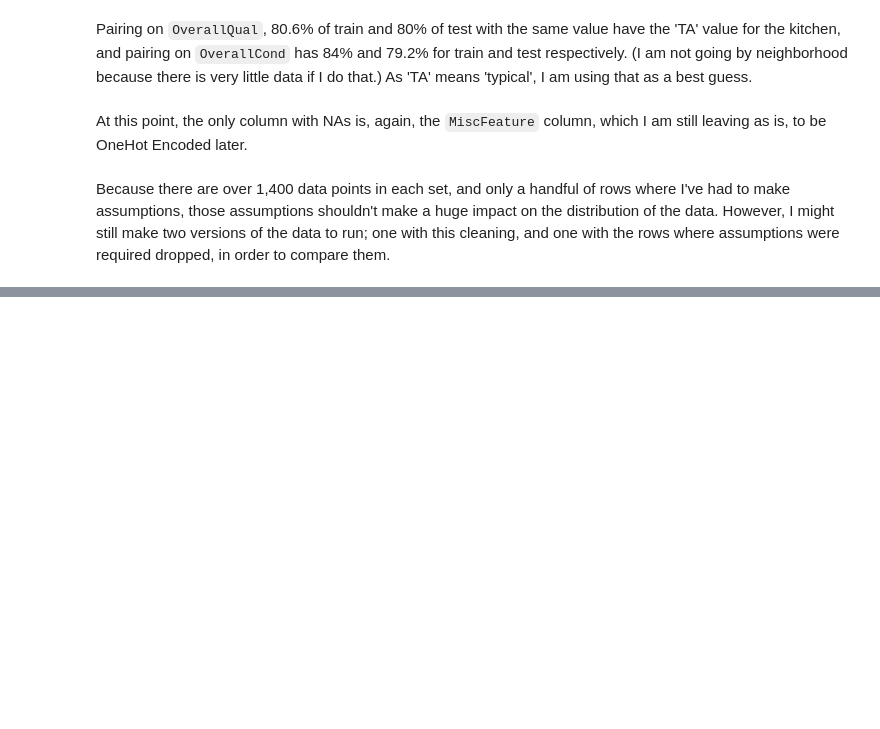
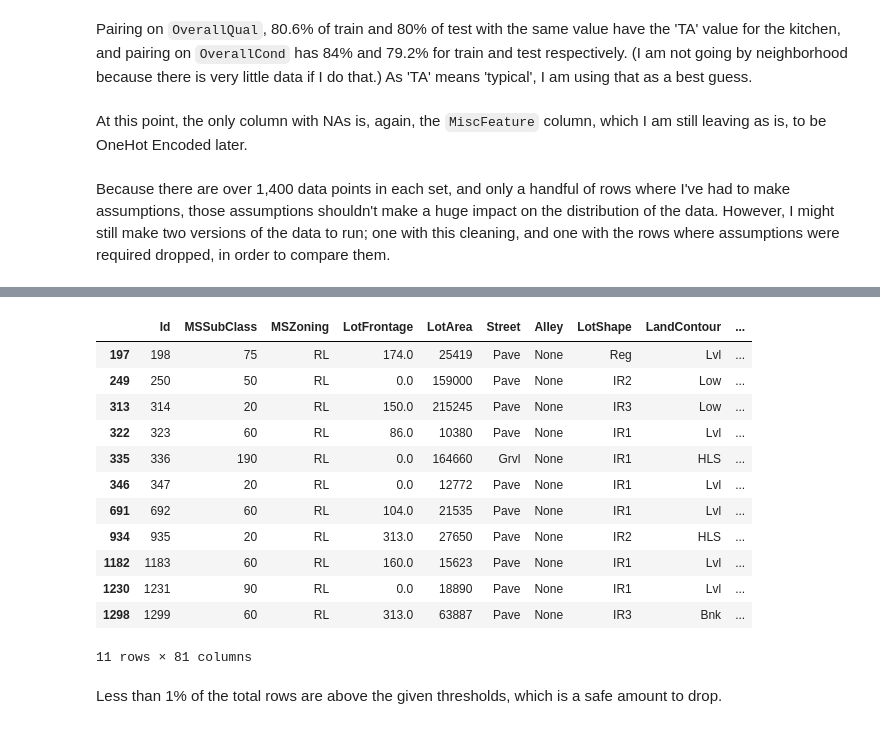
Before and after one commit to MeghanBarritt/kaggle-comp-housing-prices, a Jupyter notebook: Notebooks/2-Data_Cleaning.ipynb, the cells around one changed output, grey strips where cells are left out. Drawn from its saved outputs; the diff is of its cells as text; code cells hidden in the pictures; blank space fills up the shorter version.

```diff
--- a/Notebooks/2-Data_Cleaning.ipynb
+++ b/Notebooks/2-Data_Cleaning.ipynb
@@ -1377,0 +1359,28 @@ train_df[train_df['SalePrice']>700000]
+# %%
+train_df[
+    (train_df['LotFrontage']>250)|
+    (train_df['LotArea']>140000)|
+    (train_df['BsmtFinSF1']>4000)|
+    (train_df['BsmtFinSF2']>1300)|
+    (train_df['TotalBsmtSF']>5000)|
+    (train_df['1stFlrSF']>4000)|
+    (train_df['GrLivArea']>5000)|
+    (train_df['EnclosedPorch']>500)|
+    (train_df['MiscVal']>6000)|
+    (train_df['SalePrice']>700000)]
+# %% [output]
+|  | Id | MSSubClass | MSZoning | LotFrontage | LotArea | Street | Alley | LotShape | LandContour | ... |
+| 197 | 198 | 75 | RL | 174.0 | 25419 | Pave | None | Reg | Lvl | ... |
+| 249 | 250 | 50 | RL | 0.0 | 159000 | Pave | None | IR2 | Low | ... |
+| 313 | 314 | 20 | RL | 150.0 | 215245 | Pave | None | IR3 | Low | ... |
+| 322 | 323 | 60 | RL | 86.0 | 10380 | Pave | None | IR1 | Lvl | ... |
+| 335 | 336 | 190 | RL | 0.0 | 164660 | Grvl | None | IR1 | HLS | ... |
+| 346 | 347 | 20 | RL | 0.0 | 12772 | Pave | None | IR1 | Lvl | ... |
+| 691 | 692 | 60 | RL | 104.0 | 21535 | Pave | None | IR1 | Lvl | ... |
+| 934 | 935 | 20 | RL | 313.0 | 27650 | Pave | None | IR2 | HLS | ... |
+| 1182 | 1183 | 60 | RL | 160.0 | 15623 | Pave | None | IR1 | Lvl | ... |
+| 1230 | 1231 | 90 | RL | 0.0 | 18890 | Pave | None | IR1 | Lvl | ... |
+| 1298 | 1299 | 60 | RL | 313.0 | 63887 | Pave | None | IR3 | Bnk | ... |
+11 rows × 81 columns
+# %% [markdown]
+Less than 1% of the total rows are above the given thresholds, which is a safe amount to drop.
```
Also changed, not shown: parts of 16 cells of this notebook.
